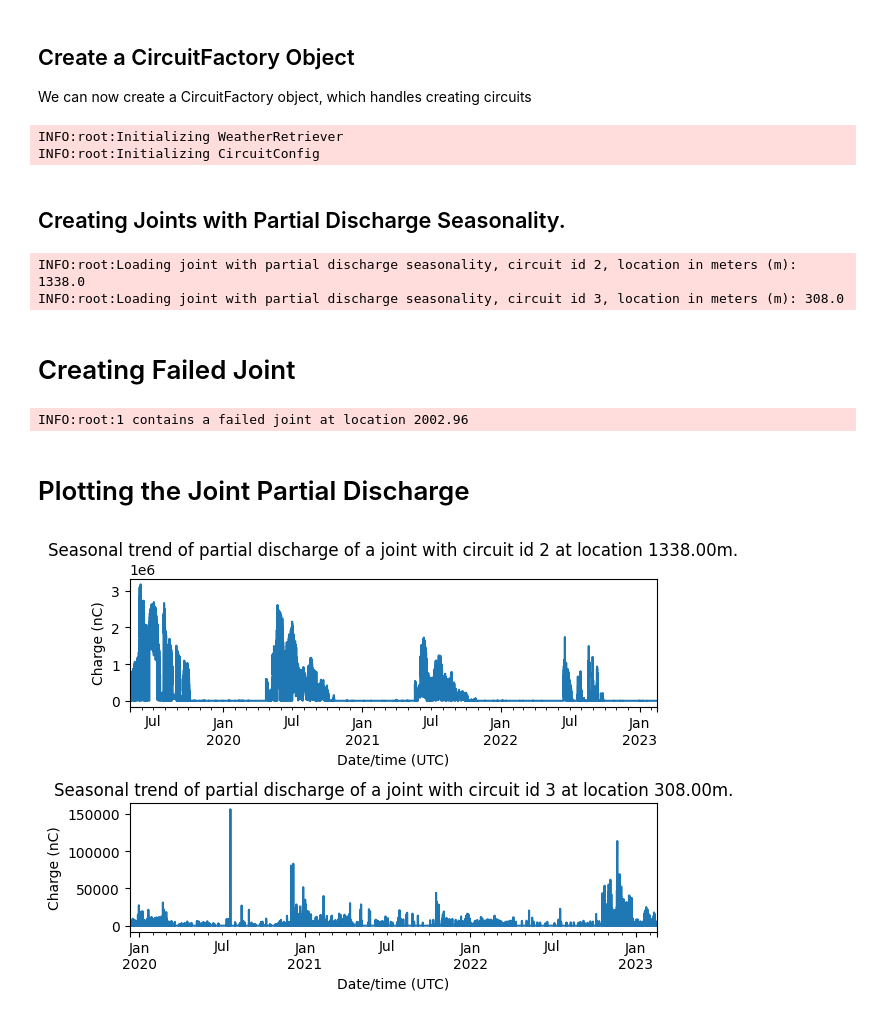
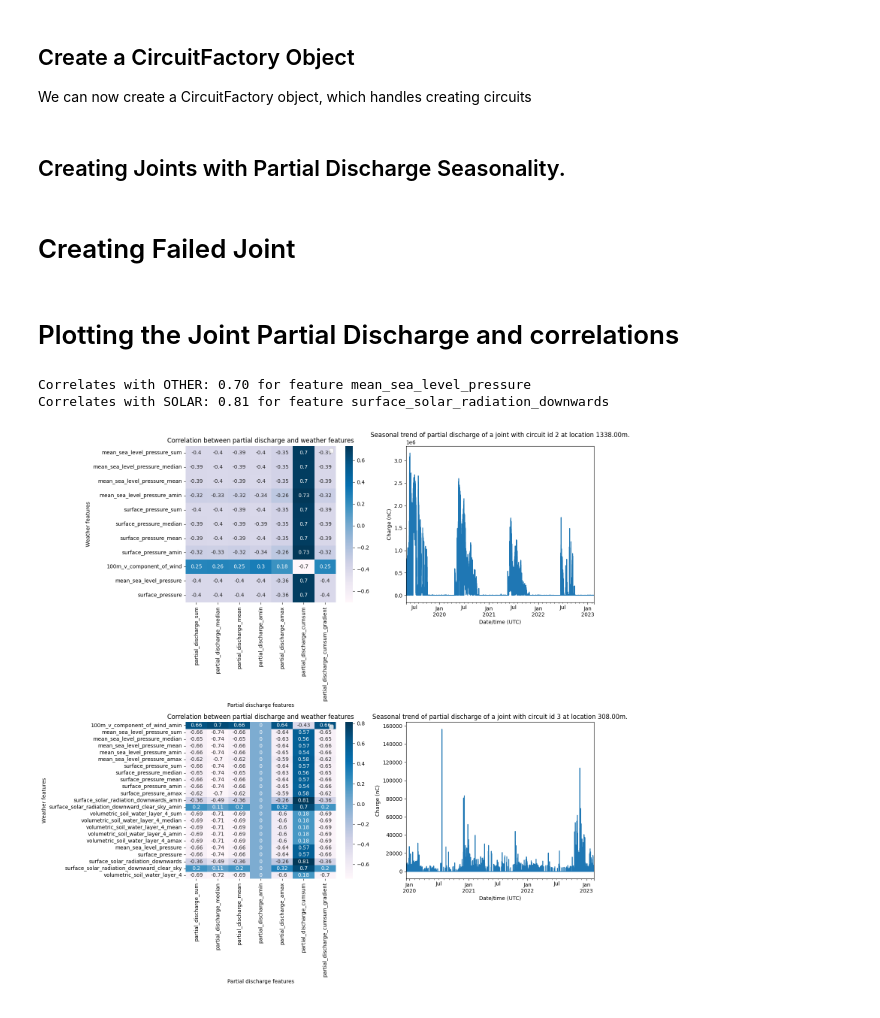
Before and after one commit to rvdinter/predictive-maintenance-on-cable-joints, a Jupyter notebook: common/scripts/create_circuit_objects.ipynb, the cells around one changed output. Saved outputs shown, nothing was run; the diff lists cells and outputs as text; code cells hidden in the pictures.

Commit message:
PartialDischargeCorrelator and PartialDischargeForecaster

```diff
--- a/common/scripts/create_circuit_objects.ipynb
+++ b/common/scripts/create_circuit_objects.ipynb
@@ -78,18 +85,18 @@ def get_weather(circuit_coordinate: CircuitCoordinate, time_window: TimeWindow)
 We can now create a CircuitFactory object, which handles creating circuits
 # %%
 logging.info("Initializing WeatherRetriever")
-alliander_circuit_weather_retriever = AllianderCircuitWeatherRetriever(AllianderWeatherSources.CDS)
-alliander_circuit_weather_retriever.get_weather = get_weather
+cds_circuit_weather_retriever = AllianderCircuitWeatherRetriever(AllianderWeatherSources.CDS)
+cds_circuit_weather_retriever.get_weather = get_weather
+knmi_circuit_weather_retriever = AllianderCircuitWeatherRetriever(AllianderWeatherSources.KNMI)
+knmi_circuit_weather_retriever.get_weather = get_weather
 
 logging.info("Initializing CircuitConfig")
 circuit_factory = CircuitFactory(config=config,
                                  circuit_coordinates_reader=excel_circuit_coordinate_reader,
-                                 weather_retriever=alliander_circuit_weather_retriever,
+                                 cds_weather_retriever=cds_circuit_weather_retriever,
+                                 knmi_weather_retriever=knmi_circuit_weather_retriever,
                                  csv_circuit_config_reader=csv_circuit_config_storage,
                                  csv_partial_discharge_storage=csv_circuit_partial_discharge_data_storage)
-# %% [output]
-INFO:root:Initializing WeatherRetriever
-INFO:root:Initializing CircuitConfig
 # %% [markdown]
 ## Creating Joints with Partial Discharge Seasonality.
 # %%
@@ -104,10 +111,13 @@ for index, row in excel_joints_with_partial_discharge_seasonality_reader.get_joi
     time_window.start_date = time_window.start_date + pd.DateOffset(days=1)
     time_window.end_date = time_window.end_date - pd.DateOffset(hours=2)
     joint = circuit.create_joint(location=location, time_window=time_window)
-    joints_with_partial_discharge_seasonality[circuit_id] = {"circuit": circuit, "joint": joint}
+    predictive_maintenance_data = PredictiveMaintenanceJointData(
+        cds_weather=circuit.cds_weather,
+        knmi_weather=circuit.knmi_weather,
+        partial_discharge=joint.partial_discharge,
+        circuit_id=circuit.circuit_id,
+        location_in_meters=joint.location)
+    joints_with_partial_discharge_seasonality[circuit_id] = {"circuit": circuit, "joint": joint, 'predictive_maintenance_data': predictive_maintenance_data}
-# %% [output]
-INFO:root:Loading joint with partial discharge seasonality, circuit id 2, location in meters (m): 1338.0
-INFO:root:Loading joint with partial discharge seasonality, circuit id 3, location in meters (m): 308.0
 # %% [markdown]
 # Creating Failed Joint
 # %%
@@ -135,19 +145,30 @@ for circuit_id in provided_circuit_ids:
         joint = circuit.create_joint(
             location=row[IFailedJointsReader.LOCATION_COLUMN],
             time_window=joint_timewindow)
-        failed_joints[row_circuit_id] = {"circuit": circuit, "joint": joint}
+        predictive_maintenance_data = PredictiveMaintenanceJointData(
+            cds_weather=circuit.cds_weather,
+            knmi_weather=circuit.knmi_weather,
+            partial_discharge=joint.partial_discharge,
+            circuit_id=circuit.circuit_id,
+            location_in_meters=joint.location)
+        failed_joints[row_circuit_id] = {"circuit": circuit, "joint": joint, 'predictive_maintenance_data': predictive_maintenance_data}
-# %% [output]
-INFO:root:1 contains a failed joint at location 2002.96
 # %% [markdown]
-# Plotting the Joint Partial Discharge
+# Plotting the Joint Partial Discharge and correlations
+# %%
+visualizer = Visualizer()
+correlator = PartialDischargeWeatherCorrelator()
 # %%
-fig, axs = plt.subplots(nrows=len(joints_with_partial_discharge_seasonality))
+fig, axs = plt.subplots(nrows=len(joints_with_partial_discharge_seasonality), ncols=2, figsize=(15,15))
 for idx, (circuit_id, circuit_joint_dict) in enumerate(joints_with_partial_discharge_seasonality.items()):
-    circuit_joint_dict["joint"].partial_discharge.plot(ax=axs[idx])
-    axs[idx].set_title(
+    circuit_joint_dict["joint"].partial_discharge.plot(ax=axs[idx, 1])
+    axs[idx,1].set_title(
         f"Seasonal trend of partial discharge of a joint with circuit id {circuit_id} at location {circuit_joint_dict['joint'].location:.2f}m.")
-    axs[idx].set_ylabel("Charge (nC)")
+    axs[idx,1].set_ylabel("Charge (nC)")
+    correlation_results = correlator.correlate(circuit_joint_dict["predictive_maintenance_data"], rolling_days=250)
+    visualizer.plot_partial_discharge_weather_correlation(correlation_results, axes=axs[idx,0], title="Correlation between partial discharge and weather features", ylabel="Weather features", xlabel="Partial discharge features", correlation_coefficient_threshold=0.7)
 plt.tight_layout()
 # %% [output]
+Correlates with OTHER: 0.70 for feature mean_sea_level_pressure
+Correlates with SOLAR: 0.81 for feature surface_solar_radiation_downwards
-[figure, old version]
+[figure, new version]
 # %%
```
Also changed, not shown: parts of 8 cells of this notebook, 15 other files.
